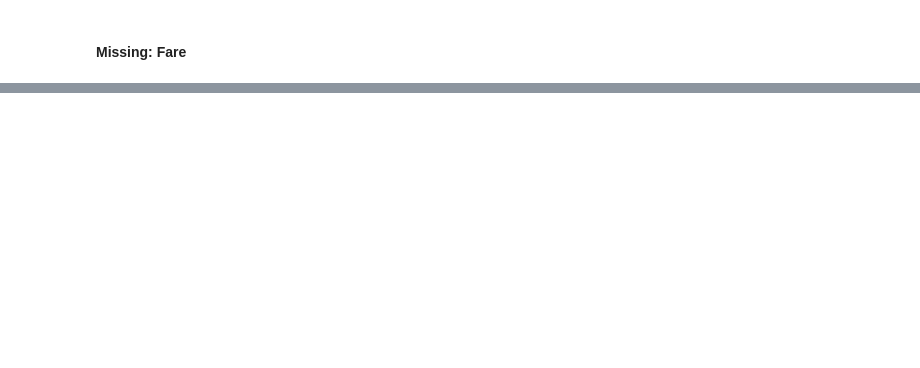
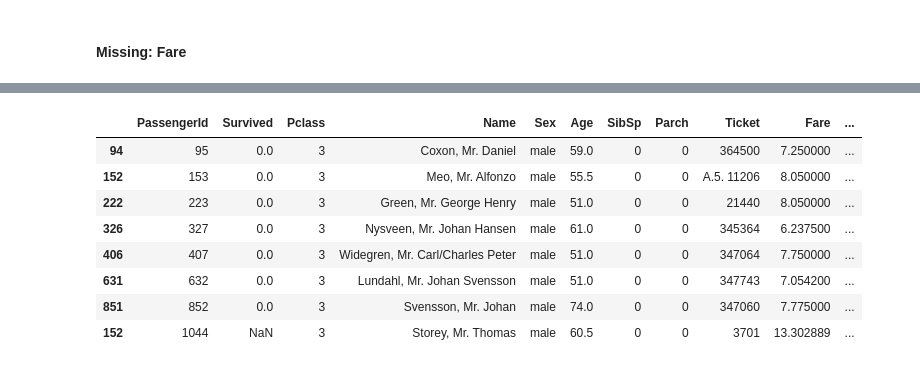
Before and after one commit to LAOLeary/LAOLeary, a Jupyter notebook: titanic-ML-example.ipynb, the cells around one changed output, grey strips where cells are left out. Cells and saved outputs as stored; diff of their text form; code cells hidden in the pictures; blank space fills up the shorter version.

```diff
--- a/titanic-ML-example.ipynb
+++ b/titanic-ML-example.ipynb
@@ -331,0 +391,5 @@ find_name(3)
+# %%
+print("Let's make a subset of Class 3 tickets to run ML algorithms on")
+cl3 = complete_df.copy()
+cl3 = cl3.loc[(complete_df["Pclass"]==3)]
+cl3.describe()
@@ -331,0 +407,17 @@ find_name(3)
+# %%
+fare_mice = cl3.copy(deep=True)
+mice_imputer = IterativeImputer()
+fare_mice['Fare'] = mice_imputer.fit_transform(fare_mice[['Fare']])
+
+micef_sample = fare_mice.loc[(fare_mice["Pclass"]==3) & (fare_mice["Sex"]== "male") & (fare_mice["SibSp"] < 1) & (fare_mice["Embarked"] == "S") & (fare_mice["Age"] > 50)]
+micef_sample
+# %% [output]
+|  | PassengerId | Survived | Pclass | Name | Sex | Age | SibSp | Parch | Ticket | Fare | ... |
+| 94 | 95 | 0.0 | 3 | Coxon, Mr. Daniel | male | 59.0 | 0 | 0 | 364500 | 7.250000 | ... |
+| 152 | 153 | 0.0 | 3 | Meo, Mr. Alfonzo | male | 55.5 | 0 | 0 | A.5. 11206 | 8.050000 | ... |
+| 222 | 223 | 0.0 | 3 | Green, Mr. George Henry | male | 51.0 | 0 | 0 | 21440 | 8.050000 | ... |
+| 326 | 327 | 0.0 | 3 | Nysveen, Mr. Johan Hansen | male | 61.0 | 0 | 0 | 345364 | 6.237500 | ... |
+| 406 | 407 | 0.0 | 3 | Widegren, Mr. Carl/Charles Peter | male | 51.0 | 0 | 0 | 347064 | 7.750000 | ... |
+| 631 | 632 | 0.0 | 3 | Lundahl, Mr. Johan Svensson | male | 51.0 | 0 | 0 | 347743 | 7.054200 | ... |
+| 851 | 852 | 0.0 | 3 | Svensson, Mr. Johan | male | 74.0 | 0 | 0 | 347060 | 7.775000 | ... |
+| 152 | 1044 | NaN | 3 | Storey, Mr. Thomas | male | 60.5 | 0 | 0 | 3701 | 13.302889 | ... |
```
Also changed, not shown: parts of 34 cells of this notebook.
